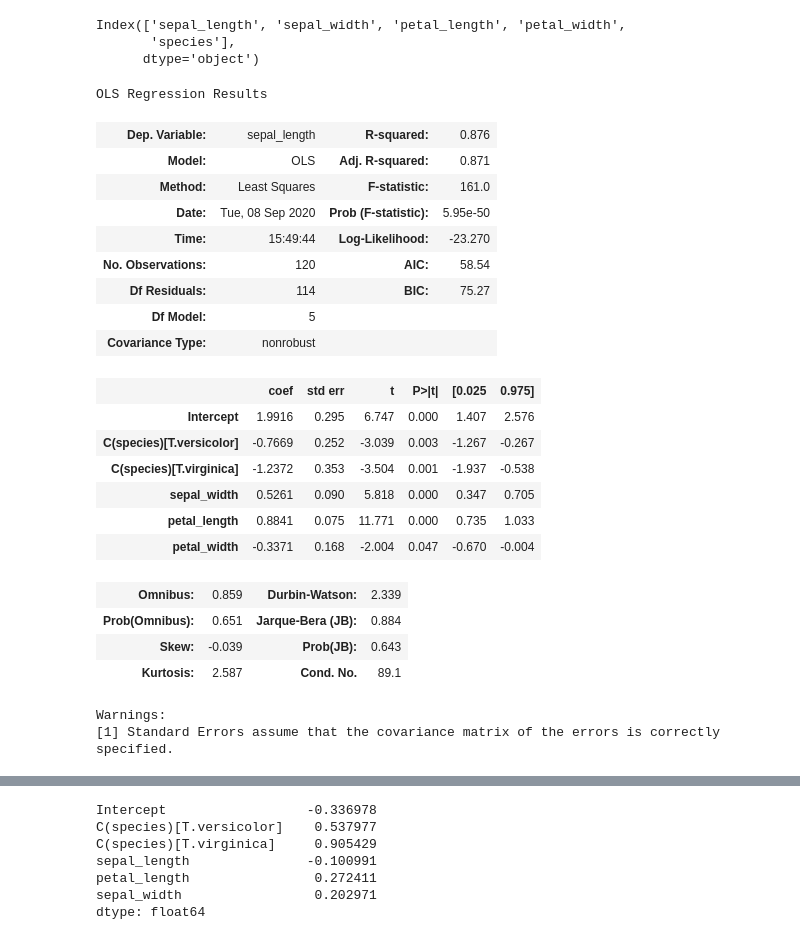
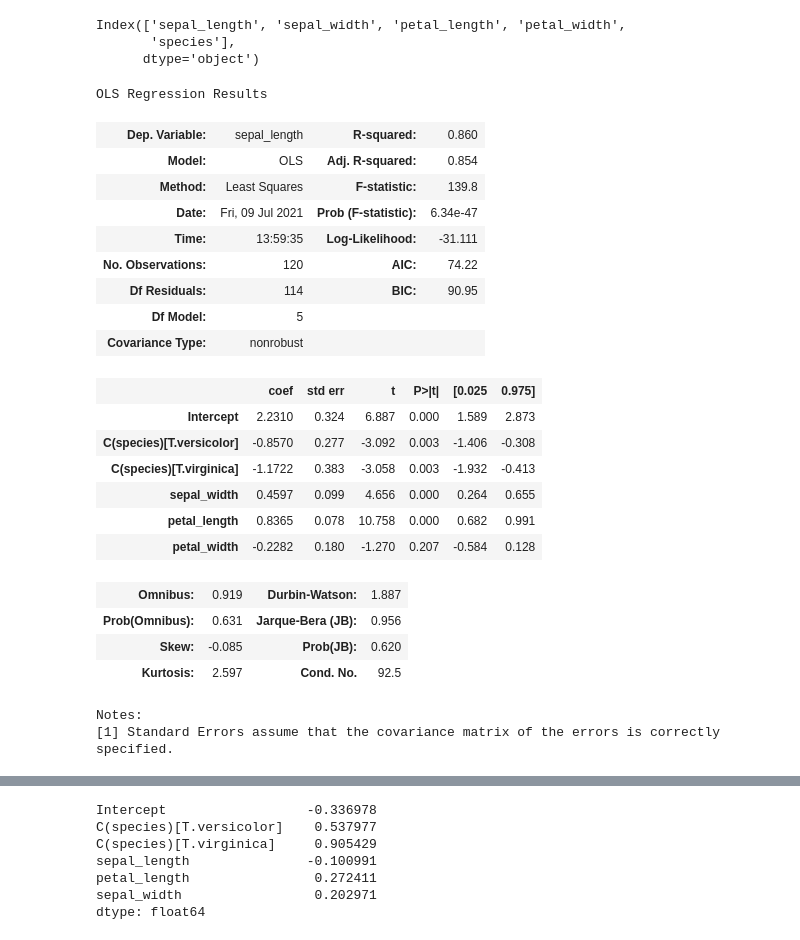
Before and after one commit to seanreed1111/dai-regression, a Jupyter notebook: assignment/to-review/linear-regression-assignment-solution-original.ipynb, the cells around one changed output, grey strips where cells are left out. Drawn from its saved outputs; the diff is of its cells as text; code cells hidden in the pictures.

```diff
--- a/assignment/linear-regression-1/linear-regression-assignment-solution-revised.ipynb
+++ b/assignment/to-review/linear-regression-assignment-solution-original.ipynb
@@ -48,3 +31,5 @@ iris = iris.iloc[:,1::]
+# %%
+iris = iris.drop('Unnamed: 0', axis='columns')
 # %%
 iris.head()
 # %% [output]
@@ -59,3 +42,28 @@ train, test = sf.statsmodels_train_test_split(iris)
+# %%
+import pandas as pd
+from sklearn.model_selection import train_test_split
+def statmodels_split(df, stratify=None, **kwargs):
+    """
+    Inputs
+        df: pandas dataframe.
+            if stratify is None, target column MUST be the first column in the dataframe
+
+        stratify: target, as pandas Series or None
+
+    Returns:
+        Tuple of dataframes (df_train, df_test)
+    """
+
+    if stratify is None:
+        y, X = df.iloc[:,0], df.drop(columns=df.columns[0])
+        X_train, X_test, y_train, y_test = train_test_split(X,y, **kwargs)
+    else:
+        y, X = stratify, df.drop(columns = stratify.name)
+        X_train, X_test, y_train, y_test = train_test_split(X,y,stratify=y, **kwargs)
+
+    return pd.concat([X_train, y_train], axis=1), pd.concat([X_test, y_test], axis=1)
+# %%
+train, test = statmodels_split(iris, test_size=0.2, stratify=iris['species'])
 # %%
 train.info()
 # %% [output]
@@ -102,30 +125,31 @@ Index(['sepal_length', 'sepal_width', 'petal_length', 'petal_width',
        'species'],
       dtype='object')
 # %%
-l_m = smf.ols(formula='sepal_length ~ sepal_width + petal_length + petal_width + C(species)', data=train).fit()
+formula = 'sepal_length ~ sepal_width + petal_length + petal_width + C(species)'
+iris_model_1 = smf.ols(formula=formula, data=train).fit()
 # %%
-l_m.summary()
+iris_model_1.summary()
 # %% [output]
 OLS Regression Results
-| Dep. Variable: | sepal_length | R-squared: | 0.876 |
-| Model: | OLS | Adj. R-squared: | 0.871 |
-| Method: | Least Squares | F-statistic: | 161.0 |
-| Date: | Tue, 08 Sep 2020 | Prob (F-statistic): | 5.95e-50 |
-| Time: | 15:49:44 | Log-Likelihood: | -23.270 |
-| No. Observations: | 120 | AIC: | 58.54 |
-| Df Residuals: | 114 | BIC: | 75.27 |
+| Dep. Variable: | sepal_length | R-squared: | 0.860 |
+| Model: | OLS | Adj. R-squared: | 0.854 |
+| Method: | Least Squares | F-statistic: | 139.8 |
+| Date: | Fri, 09 Jul 2021 | Prob (F-statistic): | 6.34e-47 |
+| Time: | 13:59:35 | Log-Likelihood: | -31.111 |
+| No. Observations: | 120 | AIC: | 74.22 |
+| Df Residuals: | 114 | BIC: | 90.95 |
 | Df Model: | 5 |  |  |
 | Covariance Type: | nonrobust |  |  |
 |  | coef | std err | t | P>|t| | [0.025 | 0.975] |
-| Intercept | 1.9916 | 0.295 | 6.747 | 0.000 | 1.407 | 2.576 |
-| C(species)[T.versicolor] | -0.7669 | 0.252 | -3.039 | 0.003 | -1.267 | -0.267 |
-| C(species)[T.virginica] | -1.2372 | 0.353 | -3.504 | 0.001 | -1.937 | -0.538 |
-| sepal_width | 0.5261 | 0.090 | 5.818 | 0.000 | 0.347 | 0.705 |
-| petal_length | 0.8841 | 0.075 | 11.771 | 0.000 | 0.735 | 1.033 |
-| petal_width | -0.3371 | 0.168 | -2.004 | 0.047 | -0.670 | -0.004 |
+| Intercept | 2.2310 | 0.324 | 6.887 | 0.000 | 1.589 | 2.873 |
+| C(species)[T.versicolor] | -0.8570 | 0.277 | -3.092 | 0.003 | -1.406 | -0.308 |
+| C(species)[T.virginica] | -1.1722 | 0.383 | -3.058 | 0.003 | -1.932 | -0.413 |
+| sepal_width | 0.4597 | 0.099 | 4.656 | 0.000 | 0.264 | 0.655 |
+| petal_length | 0.8365 | 0.078 | 10.758 | 0.000 | 0.682 | 0.991 |
+| petal_width | -0.2282 | 0.180 | -1.270 | 0.207 | -0.584 | 0.128 |
-| Omnibus: | 0.859 | Durbin-Watson: | 2.339 |
-| Prob(Omnibus): | 0.651 | Jarque-Bera (JB): | 0.884 |
-| Skew: | -0.039 | Prob(JB): | 0.643 |
-| Kurtosis: | 2.587 | Cond. No. | 89.1 |
+| Omnibus: | 0.919 | Durbin-Watson: | 1.887 |
+| Prob(Omnibus): | 0.631 | Jarque-Bera (JB): | 0.956 |
+| Skew: | -0.085 | Prob(JB): | 0.620 |
+| Kurtosis: | 2.597 | Cond. No. | 92.5 |
-Warnings:
+Notes:
 [1] Standard Errors assume that the covariance matrix of the errors is correctly specified.
```
Also changed, not shown: parts of 36 cells of this notebook, 27 other files.
